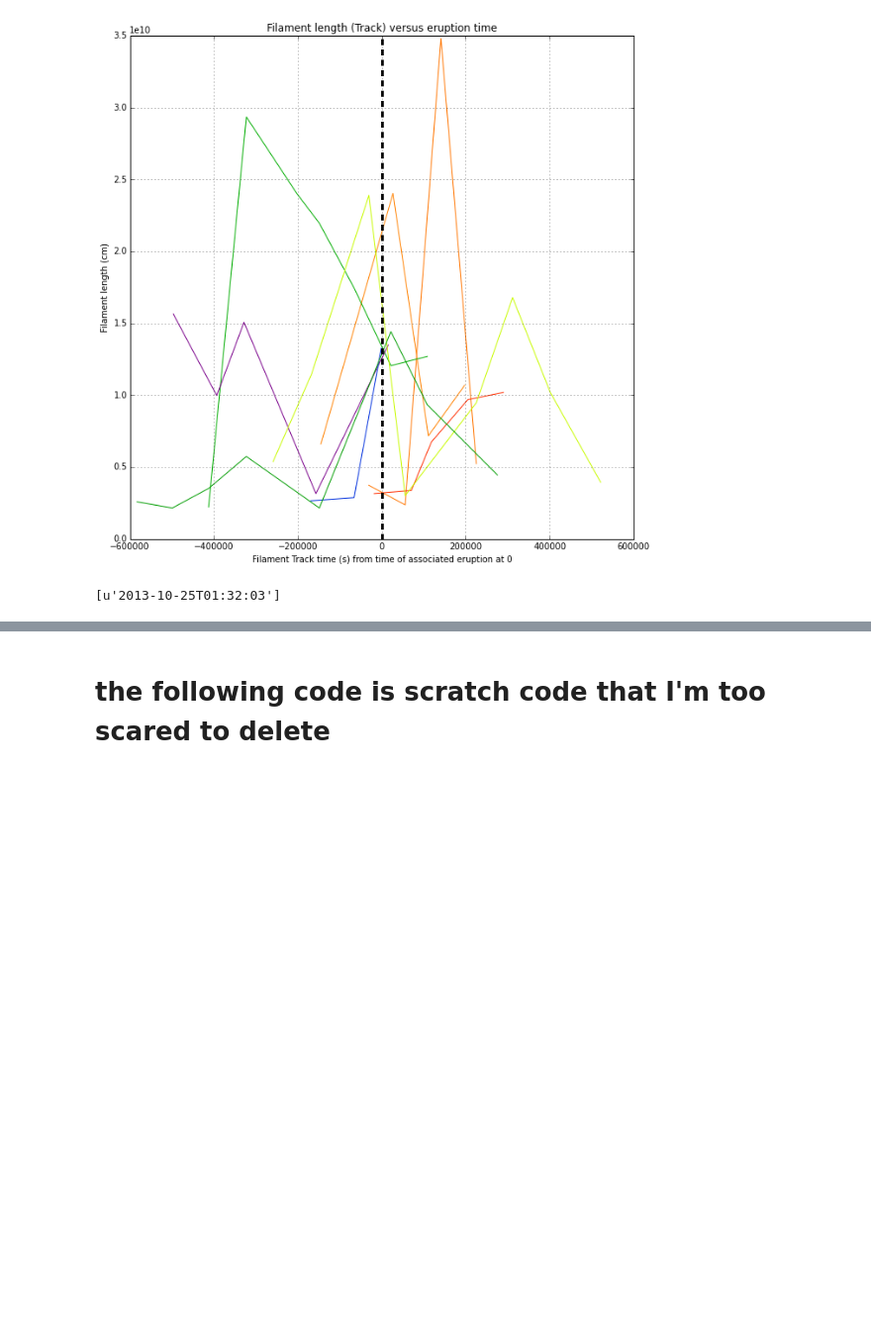
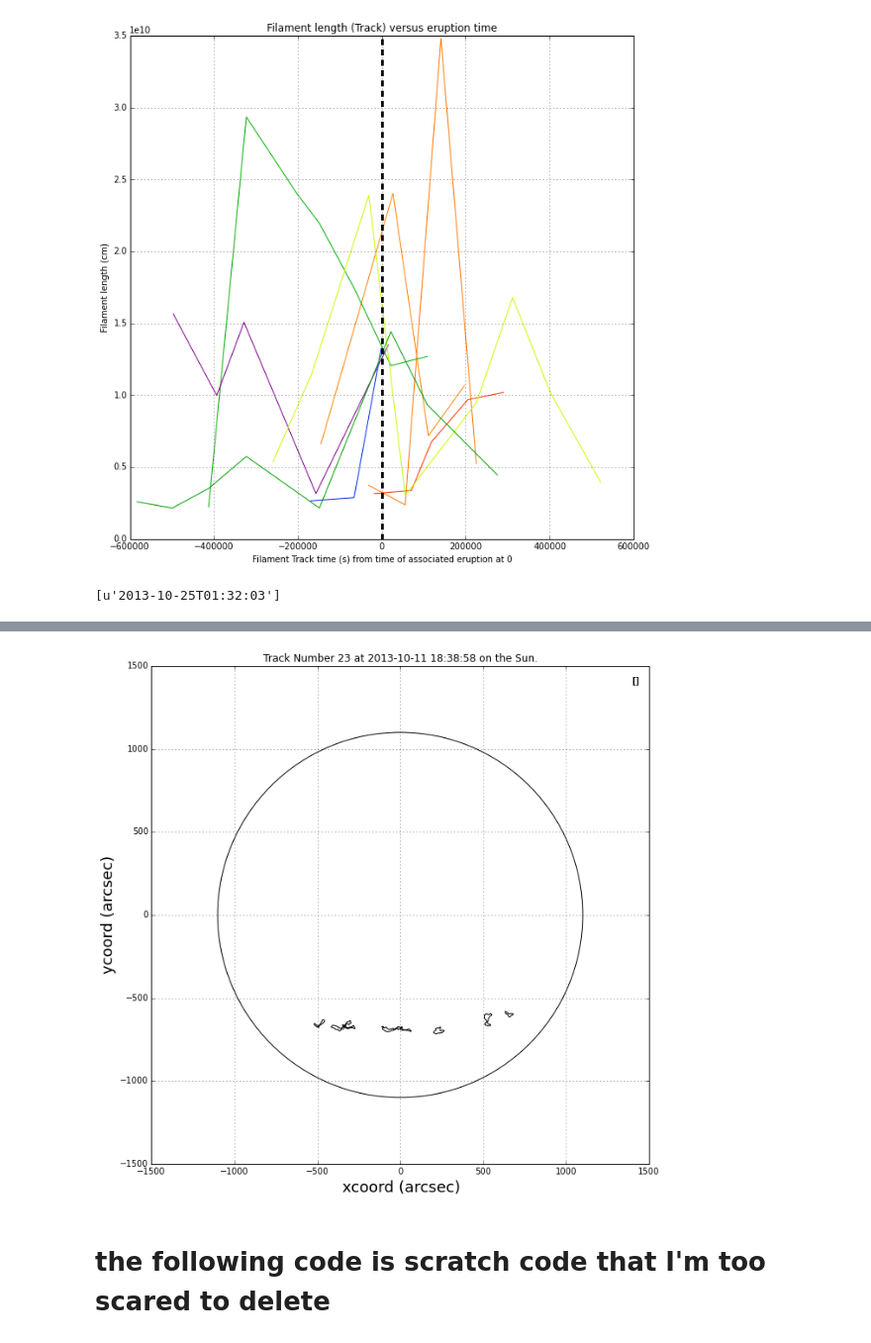
Before and after one commit to Nschanche/Filament_tracking, a Jupyter notebook: Fil_eruption_Oct_2013.ipynb, the cells around one changed output, grey strips where cells are left out. Shown at 99% size. Cells and saved outputs as stored; diff of their text form; code cells hidden in the pictures; blank space fills up the shorter version.

Commit message:
things -AA

```diff
--- a/Fil_eruption_Oct_2013.ipynb
+++ b/Fil_eruption_Oct_2013.ipynb
@@ -688,5 +631,4 @@ print x
 # %%
 #### just for fun, trying to find tracks that transit the surface ? more tracks?
 fi_tracked = pd.read_csv('FIDustinTracked_2013_10.txt',delimiter='\t')
-long_tracks = fi_tracked.groupby('Track No.').filter(lambda x: len(x['Track No.']) >= 9, dropna=False)
-print len(long_tracks)
+long_tracks = fi_tracked.groupby('Track No.').filter(lambda x: len(x['Track No.']) >= 8, dropna=False)
@@ -732,0 +675,16 @@ for poly in transit_poly: #plotting those filaments that have eruptions containe
+# %%
+big_initial=[]
+big_final=[]
+noerup=[]
+for j in range(len(long_tracks)):
+    if pd.isnull(long_tracks['Track No.'][j]):
+        pass
+    else:
+        big_initial.append(long_tracks['Track No.'][j])
+
+for item in big_initial:
+    if item not in good_track_no_oct_2013_trans and item not in good_track_no_oct_2013:
+        big_final.append(item)
+
+print len(big_initial)
+print big_final
@@ -732,0 +694,60 @@ for poly in transit_poly: #plotting those filaments that have eruptions containe
+# %%
+ ###new updated eruption list for each track
+tot=[]
+unique=[]
+erupind=[]
+big_final_unique=np.unique(big_final)
+for tracks in big_final_unique:
+    tot.append(unique)
+    unique=[]
+    for i in range(0, len(good_tracks)):
+        if tracks == good_tracks['Track No.'][i]:
+            unique.append(i)
+
+for item in tot:
+    colorscale2=[]
+    norm = mpl.colors.Normalize(vmin=0, vmax=3000)
+    cmap = plt.get_cmap('nipy_spectral')
+    m = cm.ScalarMappable(norm=norm, cmap=cmap)
+    for thing1 in big_final: #plotting those filaments that have eruptions contained within them
+        scaleR= m.to_rgba(thing1)
+        colorscale2.append(scaleR)
+####plots eruptions/sun
+    plt.grid(True)
+    plt.ylabel('ycoord (arcsec)',fontsize=18)
+    plt.xlabel('xcoord (arcsec)',fontsize=18)
+    plt.axis([-1500, 1500, -1500, 1500])
+    #filtered4=[eruptions[i] for i in erupind]
+    #longitude = [elem["hpc_x"]for elem in filtered3]
+    #latitude = [elem["hpc_y"] for elem in filtered3]
+    #fig=plt.scatter(longitude,latitude, c = colorscale2,s=50)
+    fig1 = plt.gcf()
+    Sun=plt.Circle((0,0), radius=1100, color='black', fill=False)
+    plt.gcf().gca().add_artist(Sun)
+    fig1.set_size_inches(10.5,10.5)
+    ax = fig1.add_subplot(111)
+    ax.set_aspect('equal')
+        ##############################
+    for i in range(0, len(item)):
+        j=item[i]
+        trnum=  good_tracks['Track No.'][j]
+        stime=  good_tracks['HEK_time'][j]
+        for thing1 in corresponding:
+            if thing1[0] == trnum:
+                erupind.append(thing1[1])
+        verup=[indices[i] for i in erupind]   #getting the eruption index from a list of possible indices
+        erupind=[]
+        filtered4=[eruptions[k] for k in verup]
+        longitude = [elem["hpc_x"]for elem in filtered4]
+        latitude = [elem["hpc_y"] for elem in filtered4]
+        erup_t = [elem["event_starttime"] for elem in filtered4]
+        for thing2 in erup_t:
+            tim = (parse_time(thing2))
+        plt.text(1400,1400,str(erup_t))
+        fig=plt.scatter(longitude,latitude, c = 'grey',s=50)
+        scale2=m.to_rgba(good_tracks['Track No.'][j])
+        plot_polygon=plt.Polygon(loads(good_tracks['HPC_BB_Poly'][j]).exterior,color=scale2,linewidth=1,fill=None)
+        fig1.gca().add_artist(plot_polygon)
+        plt.title('Track Number %(Trackno)d at %(starttime)s on the Sun.' % {"Trackno" : trnum, "starttime": stime})
+    plt.show()
+# %% [output]
@@ -733,3 +755,4 @@ for poly in transit_poly: #plotting those filaments that have eruptions containe
+[figure, added]
 # %% [markdown]
 # the following code is scratch code that I'm too scared to delete
 # %%
```
Also changed, not shown: parts of 15 cells of this notebook, 5 other files.
